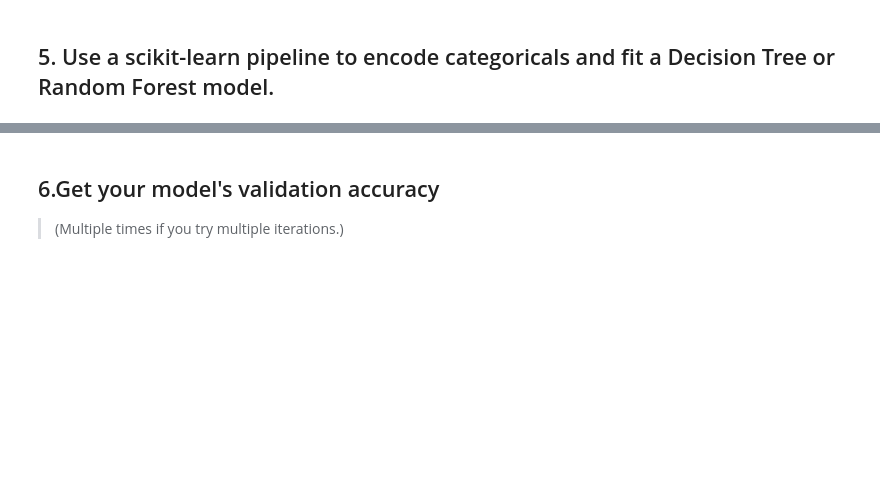
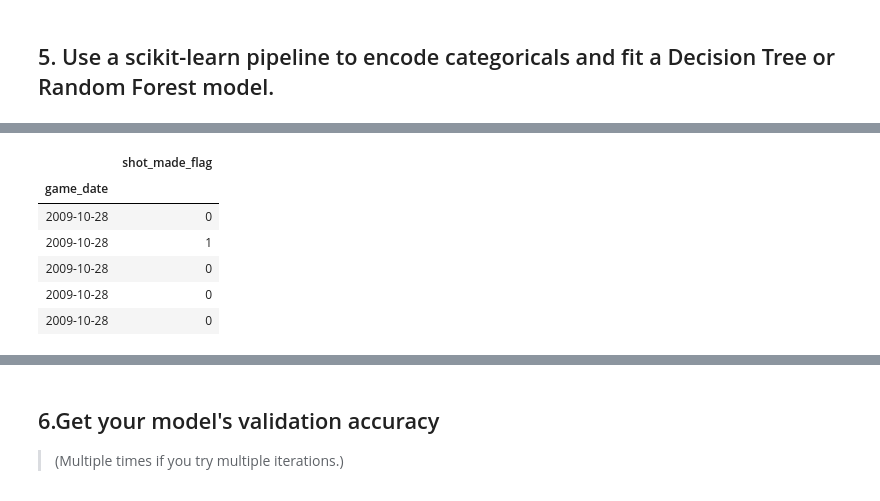
Before and after one commit to filchyboy/DS-Unit-2-Kaggle-Challenge, a Jupyter notebook: DS_Sprint_Challenge_6.ipynb, the cells around one changed output, grey strips where cells are left out. Cells and saved outputs as stored; diff of their text form; code cells hidden in the pictures; blank space fills up the shorter version.

```diff
--- a/DS_Sprint_Challenge_6.ipynb
+++ b/DS_Sprint_Challenge_6.ipynb
@@ -130,3 +128,7 @@ test = df.loc[mask]
+# %%
+df = df.set_index('game_date')
+train = df[:'2018-09:30']
+test = df['2018-10-01':]
 # %%
 test.shape
 # %% [output]
@@ -232,0 +266,10 @@ features.shape, X_train.shape, y_train.shape, X_val.shape, y_val.shape, X_test.s
+# %%
+y_train.head()
+# %% [output]
+|  | shot_made_flag |
+| game_date |  |
+| 2009-10-28 | 0 |
+| 2009-10-28 | 1 |
+| 2009-10-28 | 0 |
+| 2009-10-28 | 0 |
+| 2009-10-28 | 0 |
```
Also changed, not shown: parts of 30 cells of this notebook.
